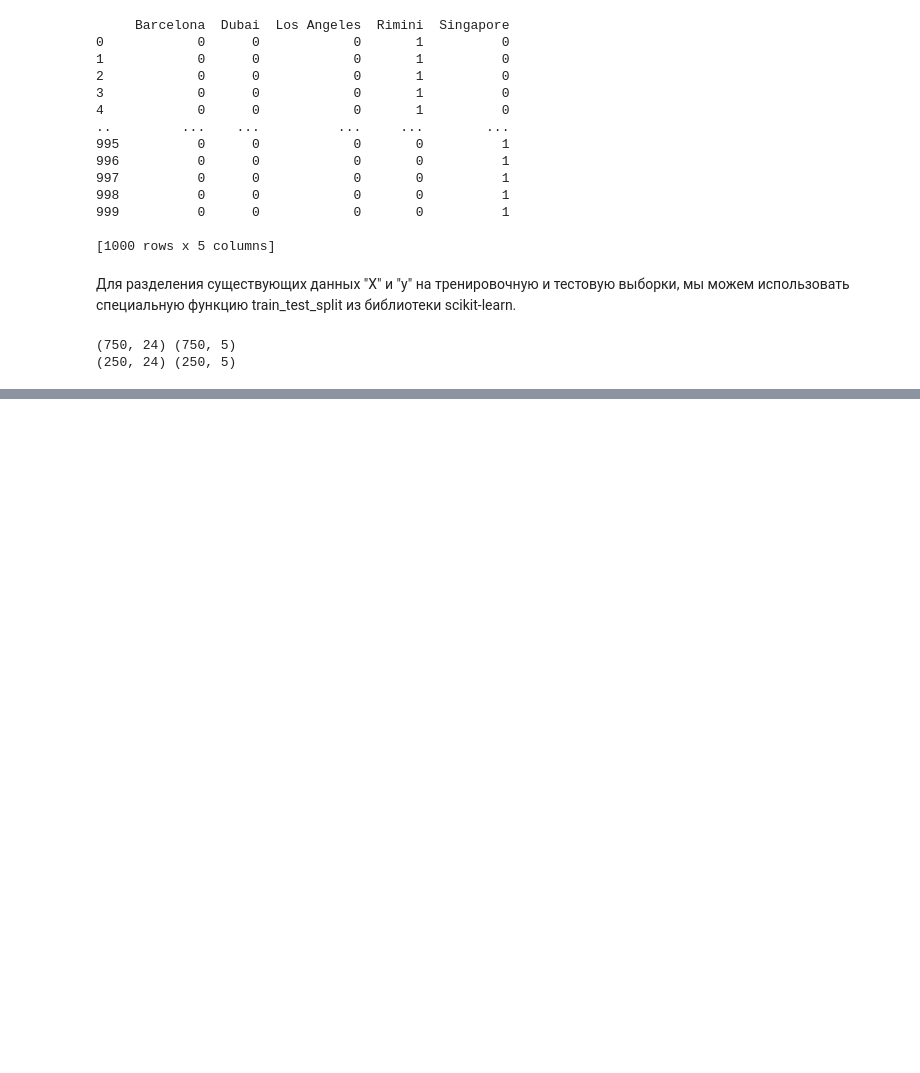
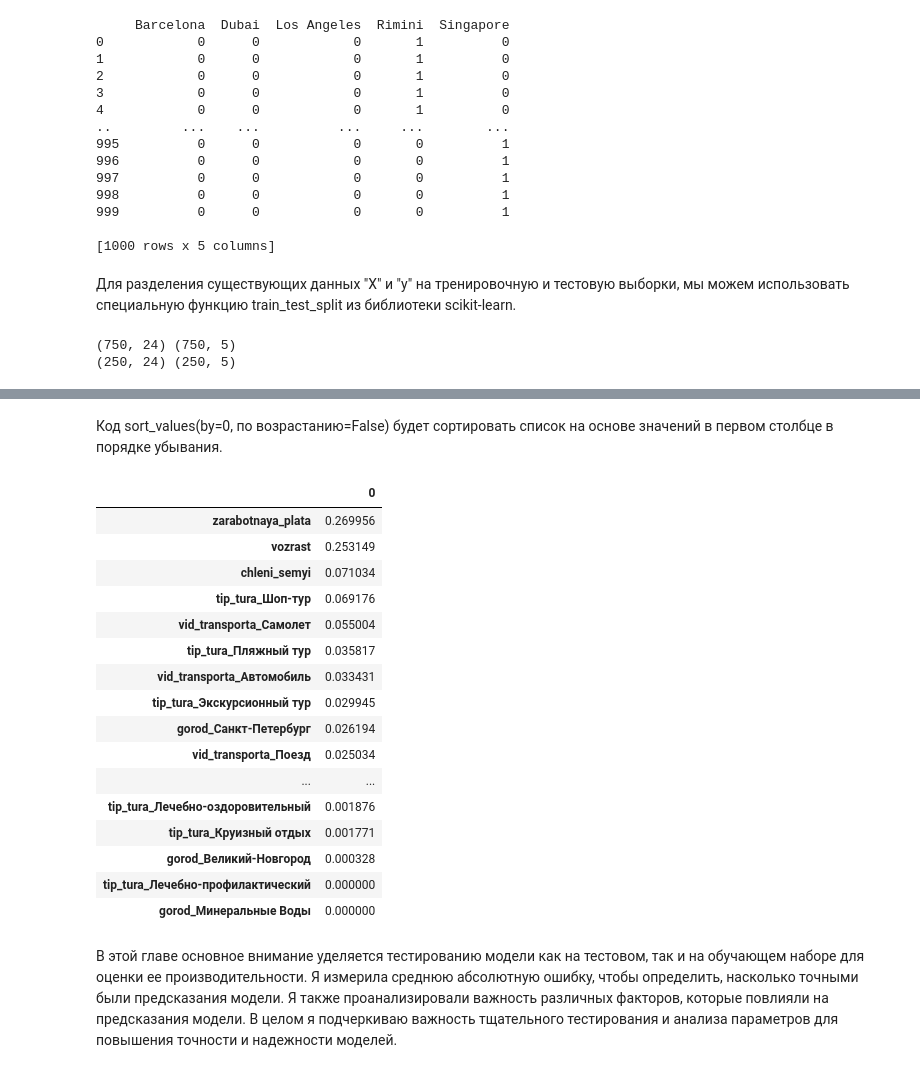
Before and after one commit to Lisica050521/Travel_Suggest, a Jupyter notebook: travel_suggest_model.ipynb, the cells around one changed output, grey strips where cells are left out. Drawn from its saved outputs; the diff is of its cells as text; code cells hidden in the pictures; blank space fills up the shorter version.

```diff
--- a/travel_suggest_model.ipynb
+++ b/travel_suggest_model.ipynb
@@ -651,0 +719,31 @@ print("Средняя абсолютная ошибка:", mae)
+# %% [markdown]
+Код sort_values(by=0, по возрастанию=False) будет сортировать список на основе значений в первом столбце в порядке убывания.
+# %%
+from sklearn.ensemble import RandomForestClassifier
+from sklearn.metrics import mean_absolute_error
+
+model = RandomForestClassifier()
+model.fit(X_train, y_train)
+y_pred = model.predict(X_test)
+
+pandas.DataFrame(data=[model.feature_importances_], columns=X_dummies.columns).T.sort_values(by=0, ascending=False)
+# %% [output]
+|  | 0 |
+| zarabotnaya_plata | 0.269956 |
+| vozrast | 0.253149 |
+| chleni_semyi | 0.071034 |
+| tip_tura_Шоп-тур | 0.069176 |
+| vid_transporta_Самолет | 0.055004 |
+| tip_tura_Пляжный тур | 0.035817 |
+| vid_transporta_Автомобиль | 0.033431 |
+| tip_tura_Экскурсионный тур | 0.029945 |
+| gorod_Санкт-Петербург | 0.026194 |
+| vid_transporta_Поезд | 0.025034 |
+| ... | ... |
+| tip_tura_Лечебно-оздоровительный | 0.001876 |
+| tip_tura_Круизный отдых | 0.001771 |
+| gorod_Великий-Новгород | 0.000328 |
+| tip_tura_Лечебно-профилактический | 0.000000 |
+| gorod_Минеральные Воды | 0.000000 |
+# %% [markdown]
+В этой главе основное внимание уделяется тестированию модели как на тестовом, так и на обучающем наборе для оценки ее производительности. Я измерила среднюю абсолютную ошибку, чтобы определить, насколько точными были предсказания модели. Я также проанализировали важность различных факторов, которые повлияли на предсказания модели. В целом я подчеркиваю важность тщательного тестирования и анализа параметров для повышения точности и надежности моделей.
```
Also changed, not shown: parts of 13 cells of this notebook.
